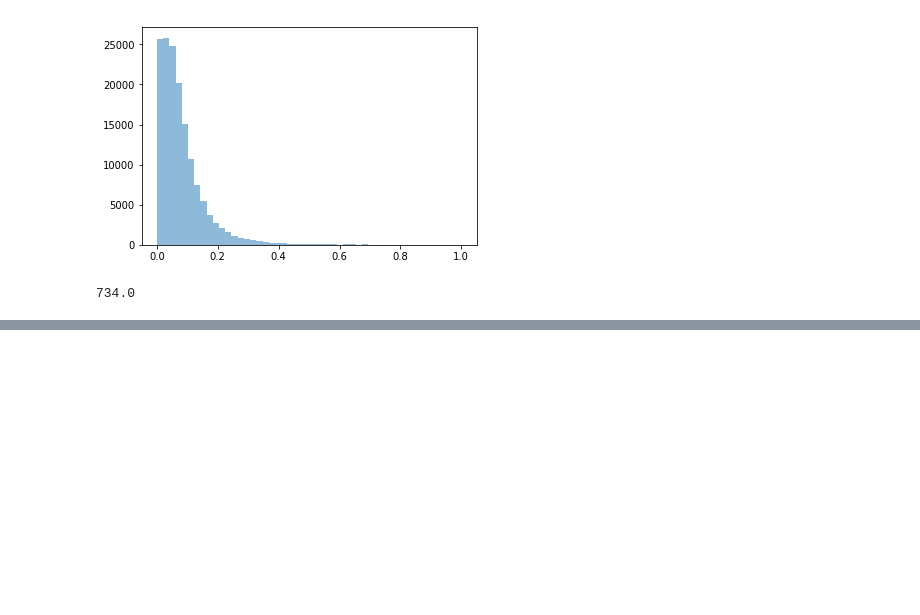
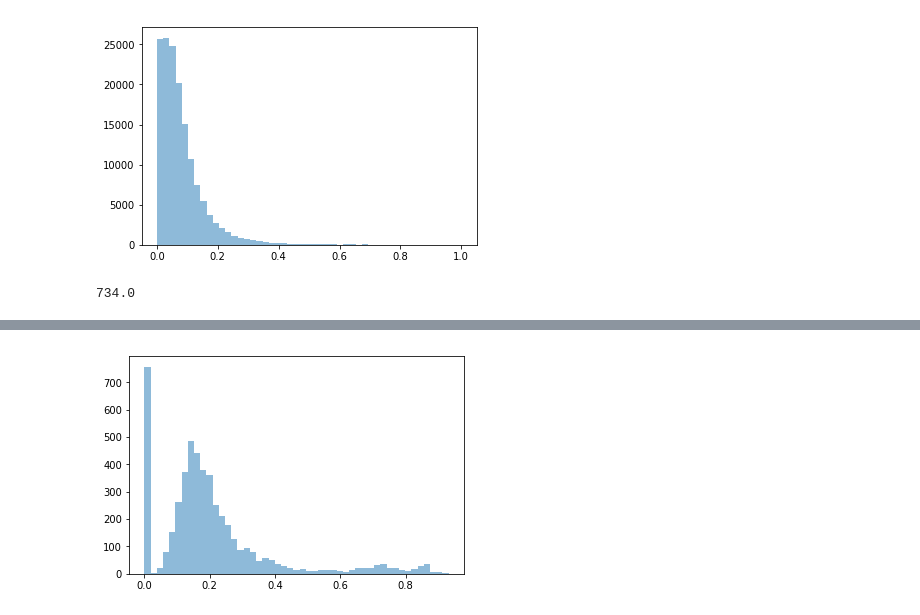
Before and after one commit to mmr12/Data-Science-lab-2018, a Jupyter notebook: PreperationWork/Looking_at_FAQ.ipynb, the cells around one changed output, grey strips where cells are left out. Saved outputs shown, nothing was run; the diff lists cells and outputs as text; code cells hidden in the pictures; blank space fills up the shorter version.

```diff
--- a/PreperationWork/Looking_at_FAQ.ipynb
+++ b/PreperationWork/Looking_at_FAQ.ipynb
@@ -107,0 +230,11 @@ TypeError: A sparse matrix was passed, but dense data is required. Use X.toarray
+# %%
+# VISUALISATION
+# now let's look at how the similarity is scoring:
+# here's a histogram of how good of a match we have for each ticket
+strength_FAQ_ticket = np.max(SM, axis=0)
+bins =  np.linspace(0, max(strength_FAQ_ticket),50)
+plt.hist(strength_FAQ_ticket, bins,alpha=.5)
+plt.show()
+print("A lot of zero values that we should look into")
+# %% [output]
+[figure, added]
```
Also changed, not shown: parts of 24 cells of this notebook.
